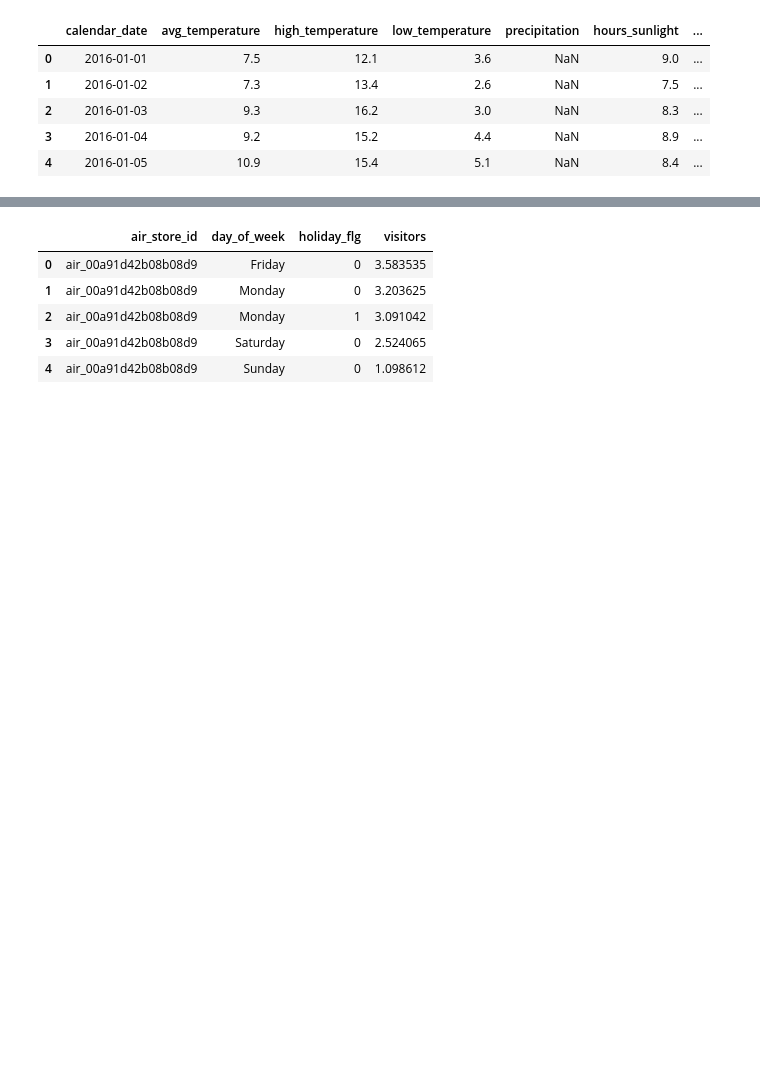
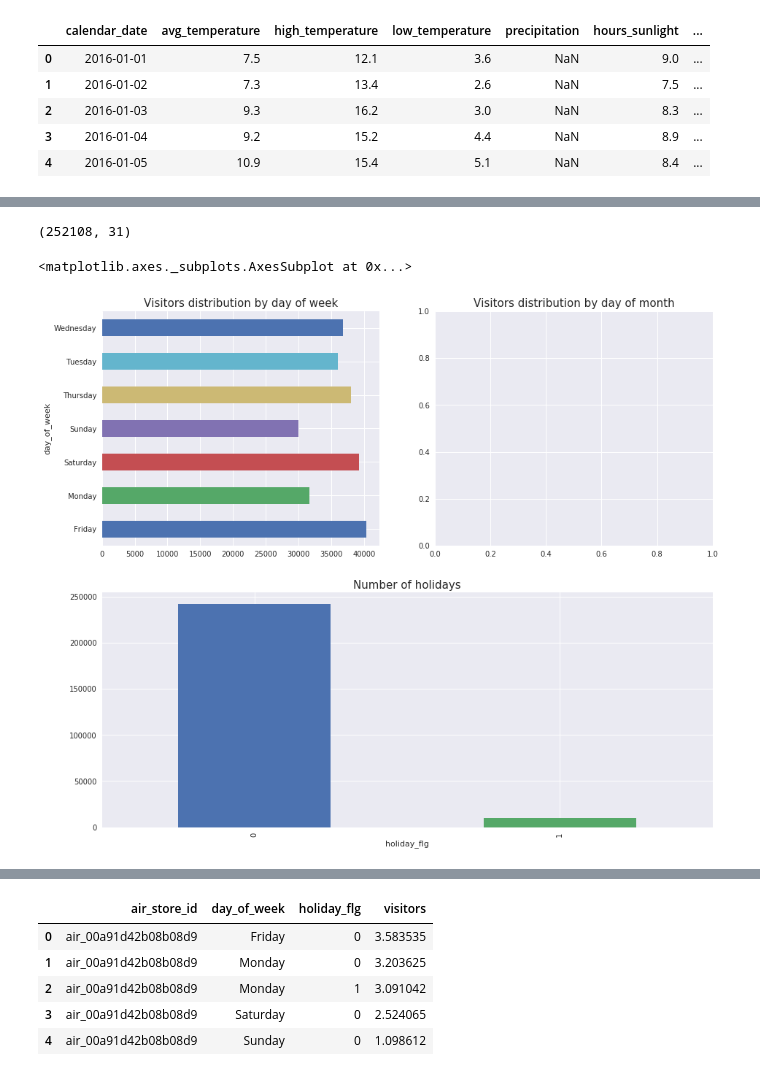
Before and after one commit to EulerFaria/Machine-Learning-Final-Project, a Jupyter notebook: Recruit Restaurant Visitor Forecasting.ipynb, the cells around one changed output, grey strips where cells are left out. Drawn from its saved outputs; the diff is of its cells as text; code cells hidden in the pictures; blank space fills up the shorter version.

```diff
--- a/Recruit Restaurant Visitor Forecasting.ipynb
+++ b/Recruit Restaurant Visitor Forecasting.ipynb
@@ -223,0 +272,4 @@ Dataset shape: (252108, 20)
+# %%
+air_reserve['visit_datetime'] = air_reserve.visit_datetime.astype('datetime64[ns]')
+air_reserve['reserve_ahead'] = air_reserve.visit_datetime.astype('datetime64[ns]') - air_reserve.reserve_datetime.astype('datetime64[ns]')
+air_reserve['reserve_ahead_seconds'] = air_reserve['reserve_ahead'].apply(lambda x: x.seconds)
@@ -223,0 +285,23 @@ Dataset shape: (252108, 20)
+# %%
+data  =  pd.merge(left=data,  right=air_reserve, how='left',
+                left_on=['air_store_id', 'visit_date'],
+                right_on=['air_store_id', 'visit_datetime'])
+# %%
+data.shape
+# %% [output]
+(252108, 31)
+# %%
+plt.figure(figsize=(15,13))
+plt.subplot(2,2,1)
+plt.title('Visitors distribution by day of week', fontsize=15)
+data.groupby('day_of_week')['visitors'].count().plot(kind = 'barh')
+
+plt.subplot(2,2,2)
+plt.title('Visitors distribution by day of month', fontsize=15)
+
+plt.subplot(2,2,(3,4))
+plt.title('Number of holidays', fontsize=15)
+data.groupby('holiday_flg').size().plot(kind = 'bar')
+# %% [output]
+<matplotlib.axes._subplots.AxesSubplot at 0x...>
+[figure, added]
```
Also changed, not shown: parts of 35 cells of this notebook.
